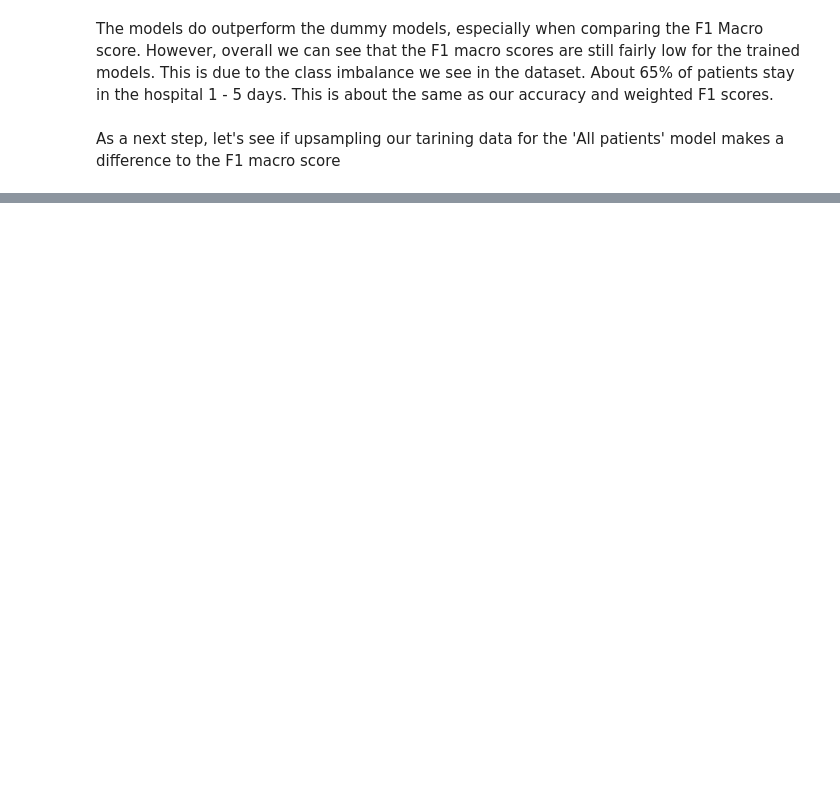
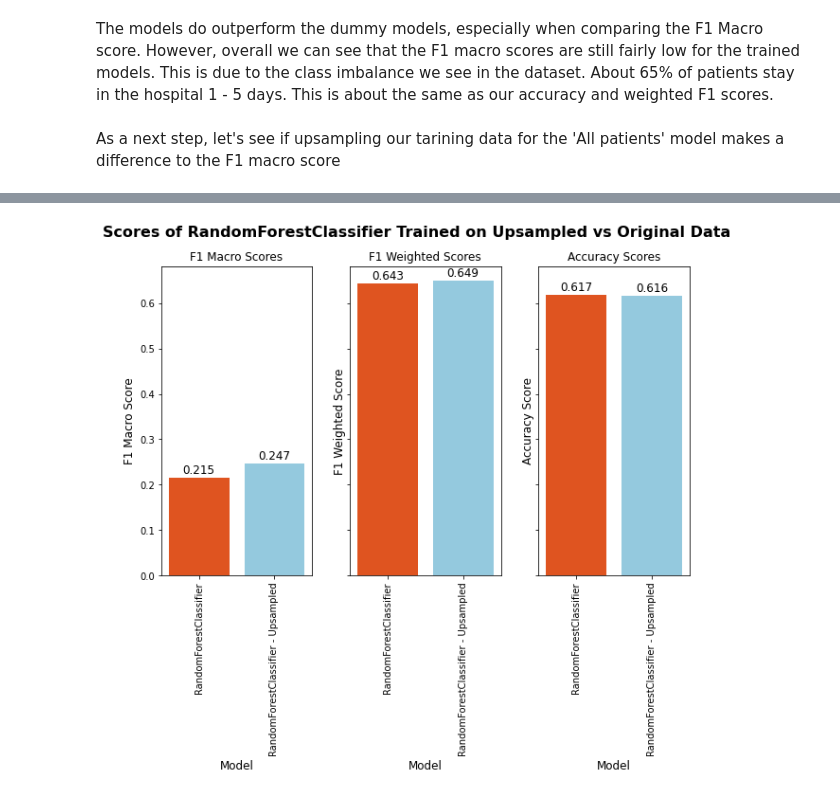
Before and after one commit to srilekha-sikhinam/medficient, a Jupyter notebook: notebooks/length_of_stay_classification_model_explorations.ipynb, the cells around one changed output, grey strips where cells are left out. Saved outputs shown, nothing was run; the diff lists cells and outputs as text; code cells hidden in the pictures; blank space fills up the shorter version.

```diff
--- a/notebooks/length_of_stay_classification_model_explorations.ipynb
+++ b/notebooks/length_of_stay_classification_model_explorations.ipynb
@@ -279,7 +449,9 @@ X, y, X_train, X_test, y_train, y_test = get_train_test_data(subpop_df)
 
 X_train_resample, y_train_resample = oversample.fit_resample(X_train, y_train)
 
-model_scores = get_model_scores(best_params, X_train, X_test, y_train, y_test)
+oversampled_model = train_model(best_params, X_train_resample, y_train_resample)
+
+model_scores = calculate_scores(oversampled_model, X_test, y_test)
 
 oversample_scores.append({
     'Population': 'all',
@@ -294,24 +481,30 @@ final_results_df
 # %%
 #Plot dummy classifiers vs rf model performance for each population
-fig, axes = plt.subplots(1, 3, figsize=(15, 18), sharey=True)
+fig, axes = plt.subplots(1, 3, figsize=(10, 6), sharey=True)
 fig.subplots_adjust(hspace=0.45, wspace=0.25)
-fig.suptitle('Scores of Trained Random Forest Model vs. Dummy Models By Subpopulation', fontsize=16)
+fig.suptitle('Scores of RandomForestClassifier Trained on Upsampled vs Original Data', fontsize=16, fontweight='bold')
 
 final_results_upsampled = final_results_df[final_results_df['Population'] == 'all']
-sns.barplot(ax=axes[0], data=final_results_df, x="Model", y="F1_score_macro", palette= ['orangered', 'skyblue'])
+sns.barplot(ax=axes[0], data=final_results_df, x="Model", y="F1_score_macro", palette= ['orangered', 'skyblue'], ci=None)
 axes[0].set_xlabel('Model', fontsize=12)
 axes[0].set_ylabel('F1 Macro Score', fontsize=12)
-#axes[0].bar_label(axes[0].containers[0])
+axes[0].bar_label(axes[0].containers[0], fmt='%.3f', padding=2, fontsize=12)
 axes[0].set_title('F1 Macro Scores')
+axes[0].tick_params(axis='x', rotation=90)
 
-sns.barplot(ax=axes[1], data=final_results_df, x="Model", y="F1_score_weighted", palette= ['orangered', 'skyblue'])
+sns.barplot(ax=axes[1], data=final_results_df, x="Model", y="F1_score_weighted", palette= ['orangered', 'skyblue'], ci=None)
 axes[1].set_xlabel('Model', fontsize=12)
 axes[1].set_ylabel('F1 Weighted Score', fontsize=12)
-#axes[1].bar_label(axes[1].containers[0])
+axes[1].bar_label(axes[1].containers[0], fmt='%.3f', padding=2, fontsize=12)
 axes[1].set_title('F1 Weighted Scores')
+axes[1].tick_params(axis='x', rotation=90)
 
-sns.barplot(ax=axes[2], data=final_results_df, x="Model", y="Accuracy Score", palette= ['orangered', 'skyblue'])
+sns.barplot(ax=axes[2], data=final_results_df, x="Model", y="Accuracy Score", palette= ['orangered', 'skyblue'], ci=None)
 axes[2].set_xlabel('Model', fontsize=12)
 axes[2].set_ylabel('Accuracy Score', fontsize=12)
-#axes[2].bar_label(axes[2].containers[0])
+axes[2].bar_label(axes[2].containers[0], fmt='%.3f', padding=2, fontsize=12)
 axes[2].set_title('Accuracy Scores')
+axes[2].tick_params(axis='x', rotation=90)
+#plt.savefig('../src/visualizations/upsampled_vs_original.png')
+# %% [output]
+[figure, added]
```
Also changed, not shown: parts of 15 cells of this notebook, 23 other files.
